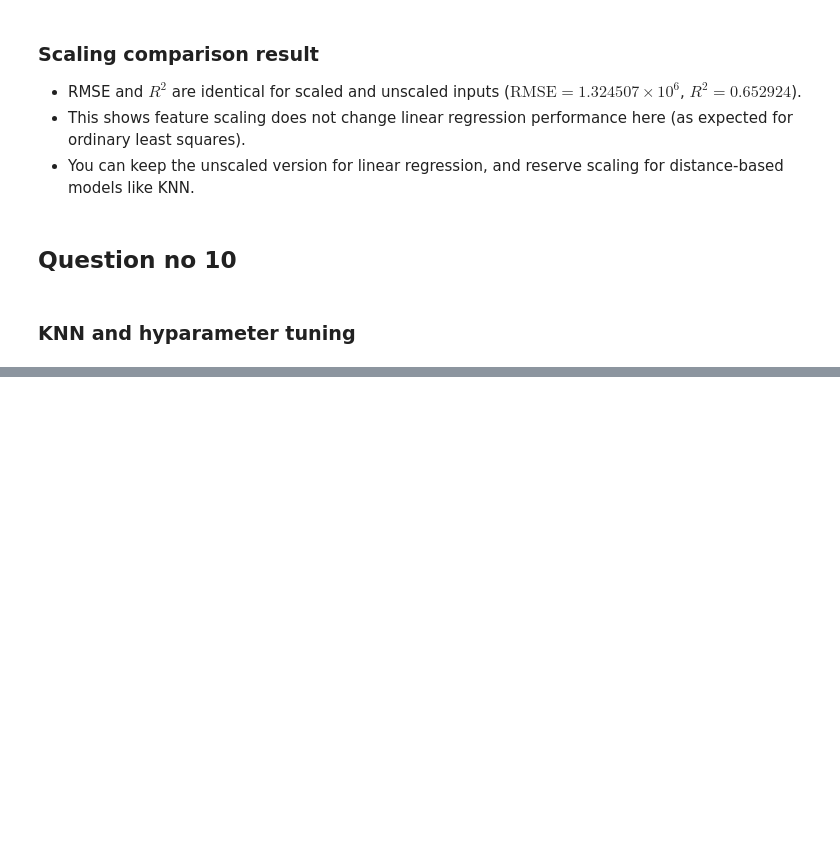
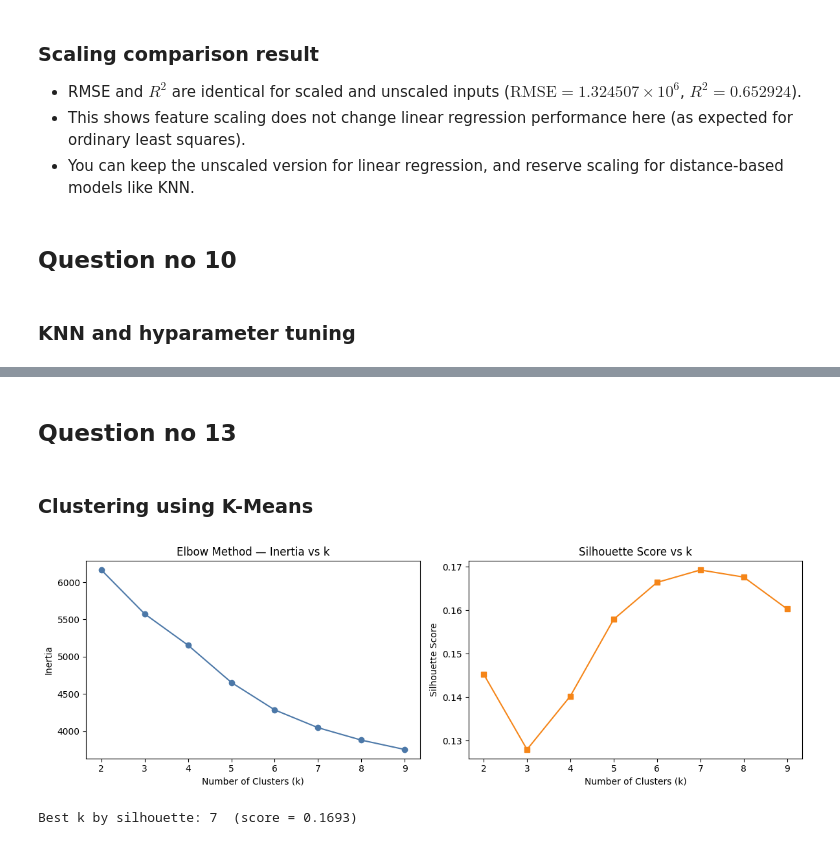
Before and after one commit to deepalsr/technical_assessment_dipal_shrestha_jobaxle, a Jupyter notebook: ai_ml/notebooks/notebook.ipynb, the cells around one changed output, grey strips where cells are left out. Cells and saved outputs as stored; diff of their text form; code cells hidden in the pictures; blank space fills up the shorter version.

```diff
--- a/ai_ml/notebooks/notebook.ipynb
+++ b/ai_ml/notebooks/notebook.ipynb
@@ -612,0 +755,41 @@ knn_results[["params", "mean_test_score", "std_test_score"]]
+# %% [markdown]
+## Question no 13
+# %% [markdown]
+### Clustering using K-Means
+# %%
+from sklearn.cluster import KMeans
+from sklearn.metrics import silhouette_score
+
+# ── Scale full feature set for clustering ──
+scaler_cl = StandardScaler()
+X_cl = scaler_cl.fit_transform(X)
+
+# ── Elbow method + Silhouette scores to choose k ──
+k_range = range(2, 10)
+inertias, sil_scores = [], []
+
+for k in k_range:
+    km = KMeans(n_clusters=k, random_state=42, n_init=10)
+    labels = km.fit_predict(X_cl)
+    inertias.append(km.inertia_)
+    sil_scores.append(silhouette_score(X_cl, labels))
+
+fig, axes = plt.subplots(1, 2, figsize=(12, 4))
+axes[0].plot(k_range, inertias, 'o-', color='#4c78a8')
+axes[0].set_title('Elbow Method — Inertia vs k')
+axes[0].set_xlabel('Number of Clusters (k)')
+axes[0].set_ylabel('Inertia')
+
+axes[1].plot(k_range, sil_scores, 's-', color='#f58518')
+axes[1].set_title('Silhouette Score vs k')
+axes[1].set_xlabel('Number of Clusters (k)')
+axes[1].set_ylabel('Silhouette Score')
+
+plt.tight_layout()
+plt.show()
+
+best_k = k_range.start + sil_scores.index(max(sil_scores))
+print(f'Best k by silhouette: {best_k}  (score = {max(sil_scores):.4f})')
+# %% [output]
+[figure, added]
+Best k by silhouette: 7  (score = 0.1693)
```
Also changed, not shown: parts of 19 cells of this notebook.
